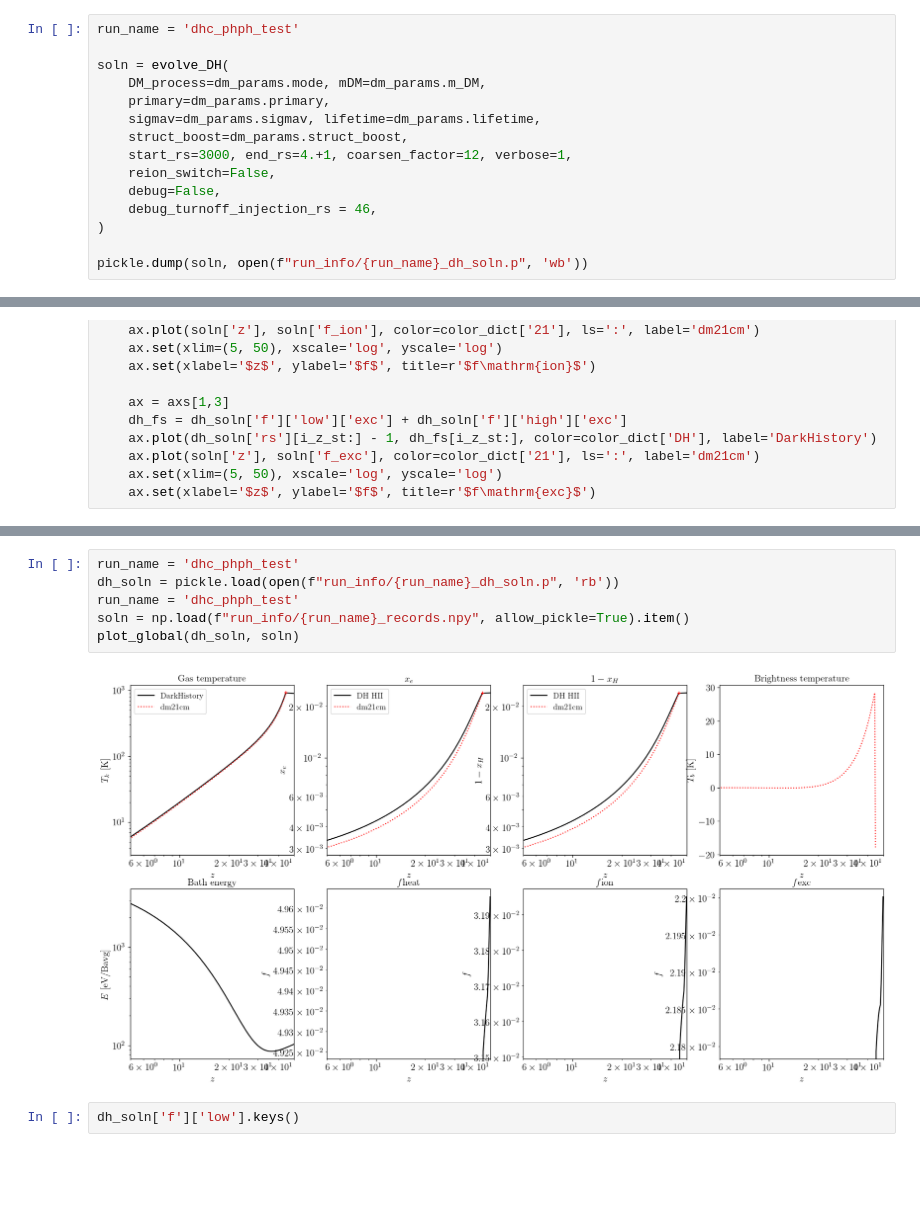
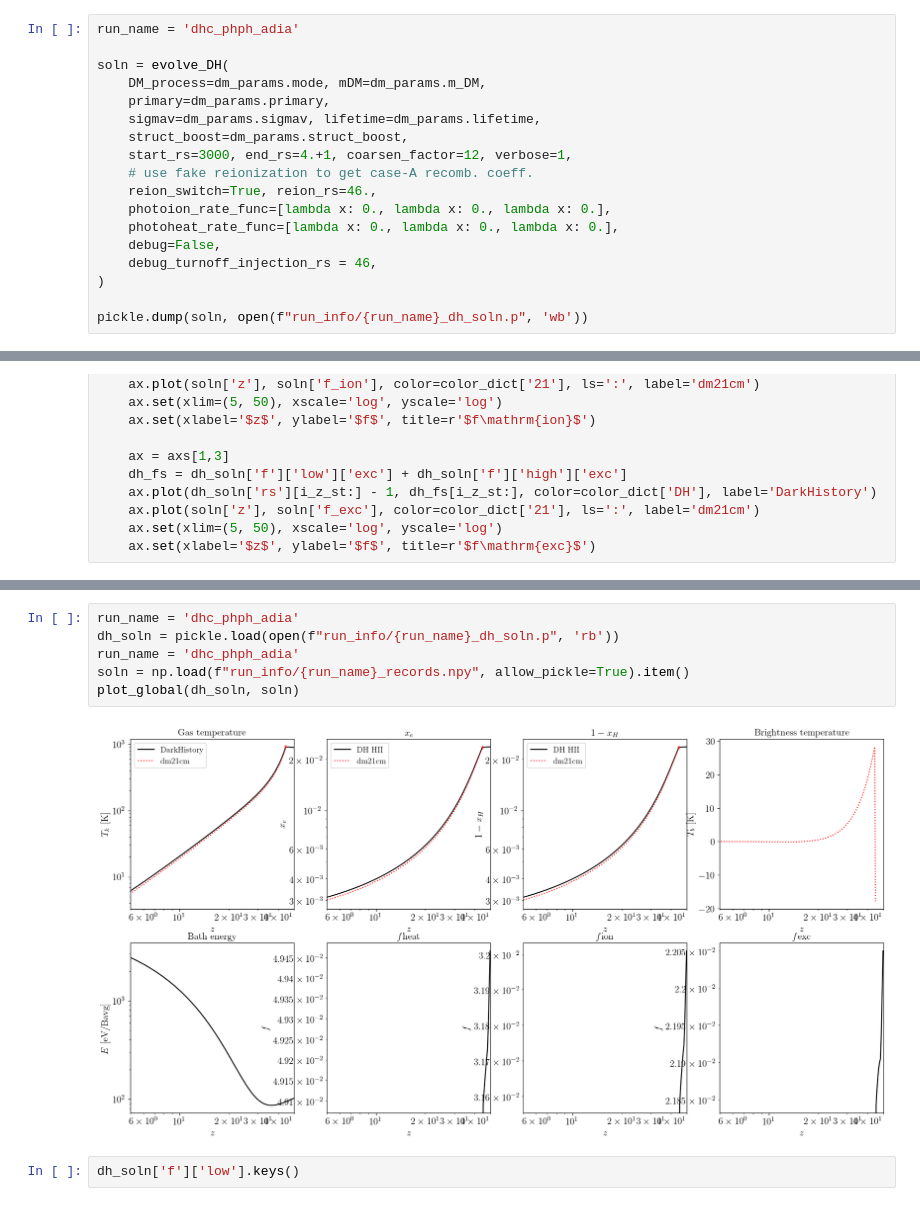
Before and after one commit to yitiansun/DM21cm, a Jupyter notebook: cross_check/compare_global.ipynb, the cells around one changed output, grey strips where cells are left out. Drawn from its saved outputs; the diff is of its cells as text; blank space fills up the shorter version.

```diff
--- a/cross_check/compare_global.ipynb
+++ b/cross_check/compare_global.ipynb
@@ -39,7 +37,7 @@ dm_params = DMParams(
 # %% [markdown]
 ## DarkHistory
 # %%
-run_name = 'dhc_phph_test'
+run_name = 'dhc_phph_adia'
 
 soln = evolve_DH(
     DM_process=dm_params.mode, mDM=dm_params.m_DM,
@@ -47,7 +45,10 @@ soln = evolve_DH(
     sigmav=dm_params.sigmav, lifetime=dm_params.lifetime,
     struct_boost=dm_params.struct_boost,
     start_rs=3000, end_rs=4.+1, coarsen_factor=12, verbose=1,
-    reion_switch=False,
+    # use fake reionization to get case-A recomb. coeff.
+    reion_switch=True, reion_rs=46.,
+    photoion_rate_func=[lambda x: 0., lambda x: 0., lambda x: 0.],
+    photoheat_rate_func=[lambda x: 0., lambda x: 0., lambda x: 0.],
     debug=False,
     debug_turnoff_injection_rs = 46,
 )
@@ -217,11 +261,11 @@ np.min(soln['x_e_slice'][-1]), np.max(soln['x_e_slice'][-1])
 # %%
-run_name = 'dhc_phph_test'
+run_name = 'dhc_phph_adia'
 dh_soln = pickle.load(open(f"run_info/{run_name}_dh_soln.p", 'rb'))
-run_name = 'dhc_phph_test'
+run_name = 'dhc_phph_adia'
 soln = np.load(f"run_info/{run_name}_records.npy", allow_pickle=True).item()
 plot_global(dh_soln, soln)
 # %% [output]
-[figure, old version]
+[figure, new version]
 # %%
 dh_soln['f']['low'].keys()
 # %% [output]
```
Also changed, not shown: parts of 9 cells of this notebook, 3 other files.
